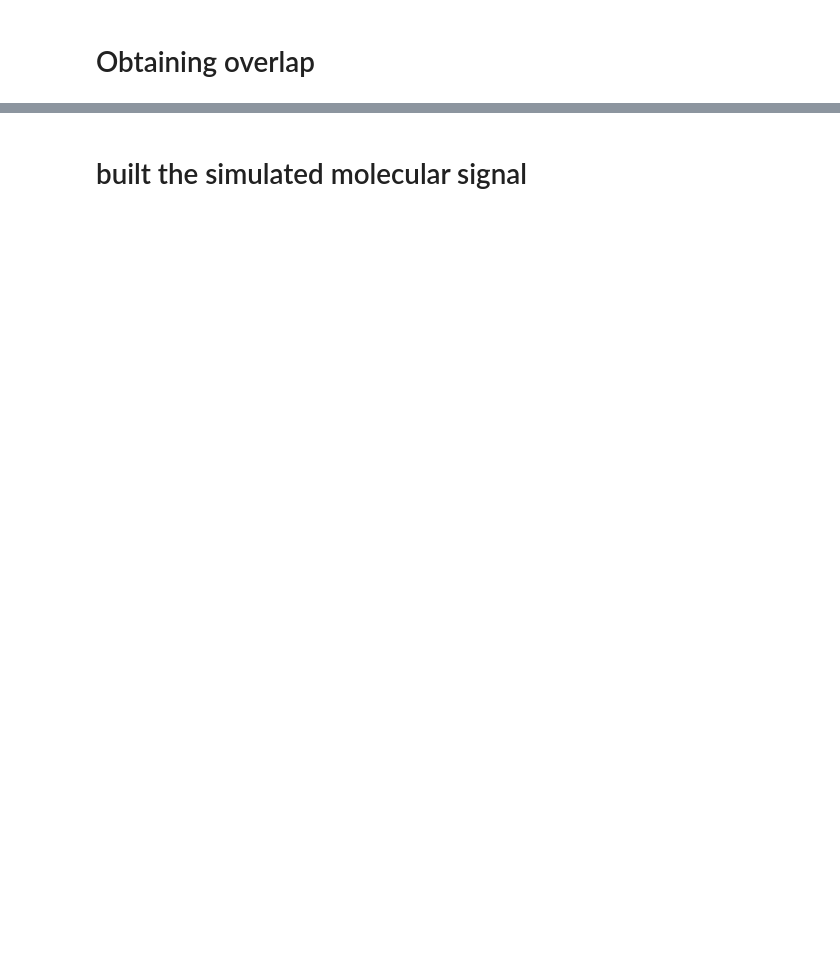
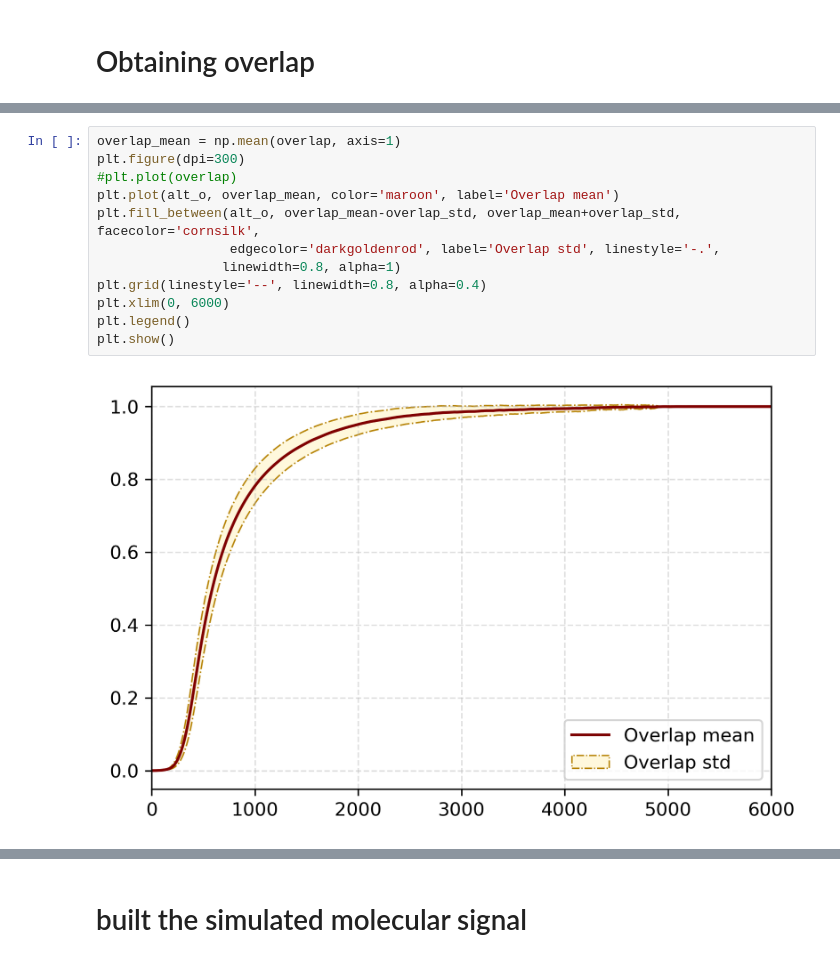
Before and after one commit to hmjbarbosa/RMlicelPython, a Jupyter notebook: Rotina.ipynb, the cells around one changed output, grey strips where cells are left out. Cells and saved outputs as stored; diff of their text form; blank space fills up the shorter version.

```diff
--- a/Rotina.ipynb
+++ b/Rotina.ipynb
@@ -285,0 +328,14 @@ plt.grid()
+# %%
+overlap_mean = np.mean(overlap, axis=1)
+plt.figure(dpi=300)
+#plt.plot(overlap)
+plt.plot(alt_o, overlap_mean, color='maroon', label='Overlap mean')
+plt.fill_between(alt_o, overlap_mean-overlap_std, overlap_mean+overlap_std, facecolor='cornsilk',
+                 edgecolor='darkgoldenrod', label='Overlap std', linestyle='-.',
+                linewidth=0.8, alpha=1)
+plt.grid(linestyle='--', linewidth=0.8, alpha=0.4)
+plt.xlim(0, 6000)
+plt.legend()
+plt.show()
+# %% [output]
+[figure, added]
```
Also changed, not shown: parts of 46 cells of this notebook.
